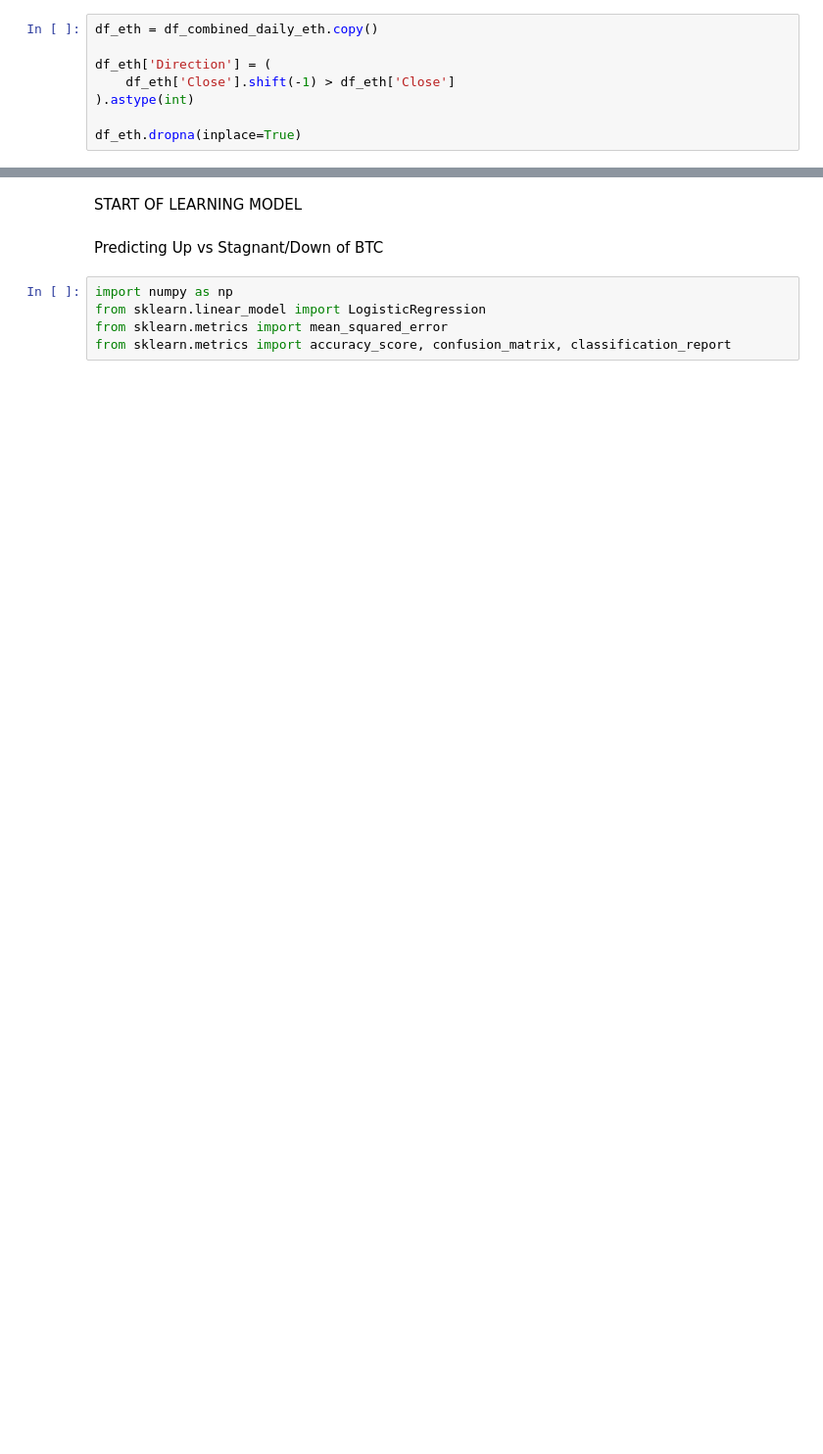
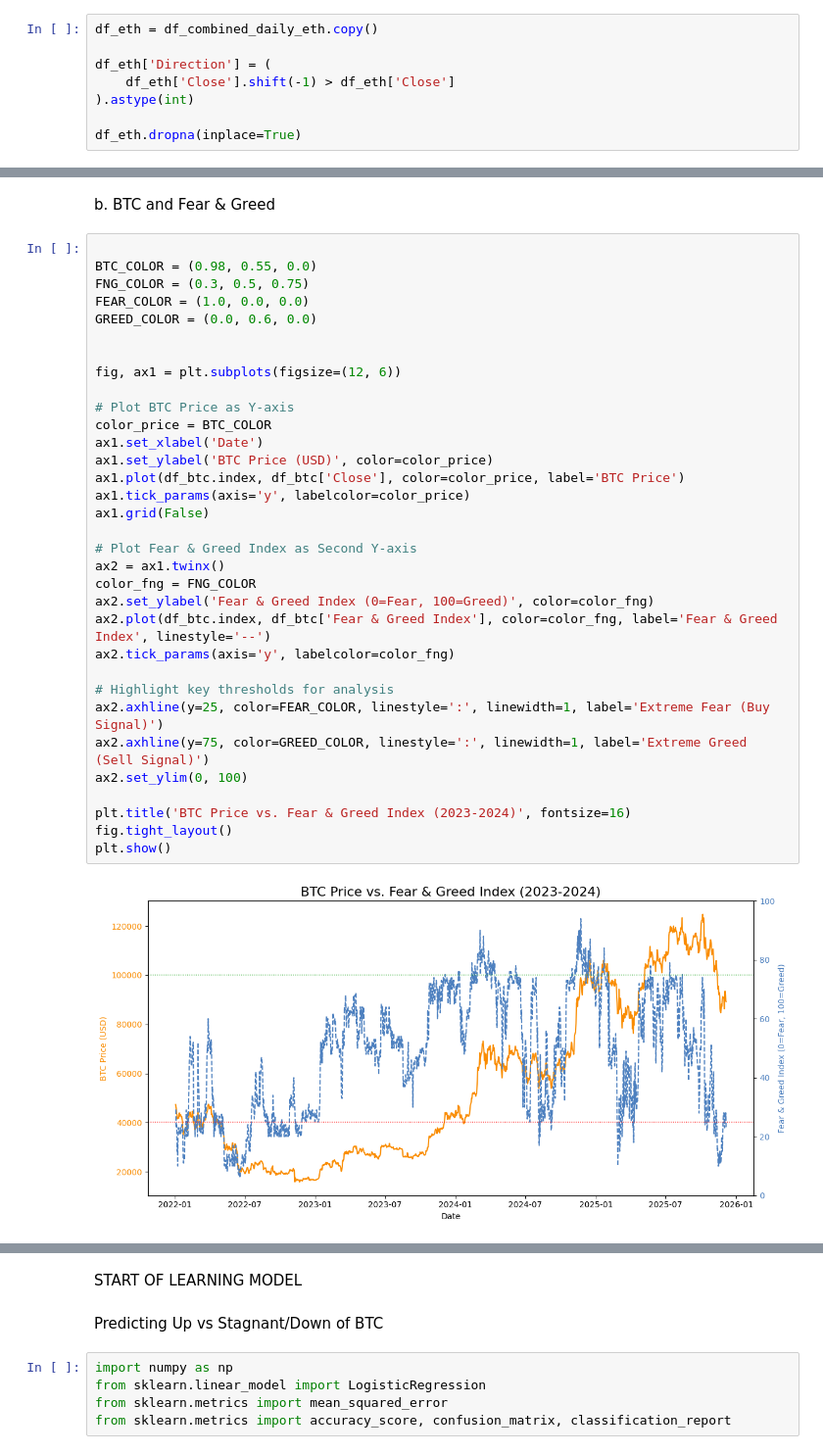
Before and after one commit to Kebinging/DSC101, a Jupyter notebook: BTCnETH Data Collection.ipynb, the cells around one changed output, grey strips where cells are left out. Shown at 98% size. Saved outputs shown, nothing was run; the diff lists cells and outputs as text; blank space fills up the shorter version.

```diff
--- a/BTCnETH Data Collection.ipynb
+++ b/BTCnETH Data Collection.ipynb
@@ -245,0 +401,37 @@ df_eth_lag.info()
+# %% [markdown]
+b. BTC and Fear & Greed
+# %%
+
+BTC_COLOR = (0.98, 0.55, 0.0)
+FNG_COLOR = (0.3, 0.5, 0.75)
+FEAR_COLOR = (1.0, 0.0, 0.0)
+GREED_COLOR = (0.0, 0.6, 0.0)
+
+
+fig, ax1 = plt.subplots(figsize=(12, 6))
+
+# Plot BTC Price as Y-axis
+color_price = BTC_COLOR
+ax1.set_xlabel('Date')
+ax1.set_ylabel('BTC Price (USD)', color=color_price)
+ax1.plot(df_btc.index, df_btc['Close'], color=color_price, label='BTC Price')
+ax1.tick_params(axis='y', labelcolor=color_price)
+ax1.grid(False)
+
+# Plot Fear & Greed Index as Second Y-axis
+ax2 = ax1.twinx()
+color_fng = FNG_COLOR
+ax2.set_ylabel('Fear & Greed Index (0=Fear, 100=Greed)', color=color_fng)
+ax2.plot(df_btc.index, df_btc['Fear & Greed Index'], color=color_fng, label='Fear & Greed Index', linestyle='--')
+ax2.tick_params(axis='y', labelcolor=color_fng)
+
+# Highlight key thresholds for analysis
+ax2.axhline(y=25, color=FEAR_COLOR, linestyle=':', linewidth=1, label='Extreme Fear (Buy Signal)')
+ax2.axhline(y=75, color=GREED_COLOR, linestyle=':', linewidth=1, label='Extreme Greed (Sell Signal)')
+ax2.set_ylim(0, 100)
+
+plt.title('BTC Price vs. Fear & Greed Index (2023-2024)', fontsize=16)
+fig.tight_layout()
+plt.show()
+# %% [output]
+[figure, added]
```
Also changed, not shown: parts of 72 cells of this notebook.
